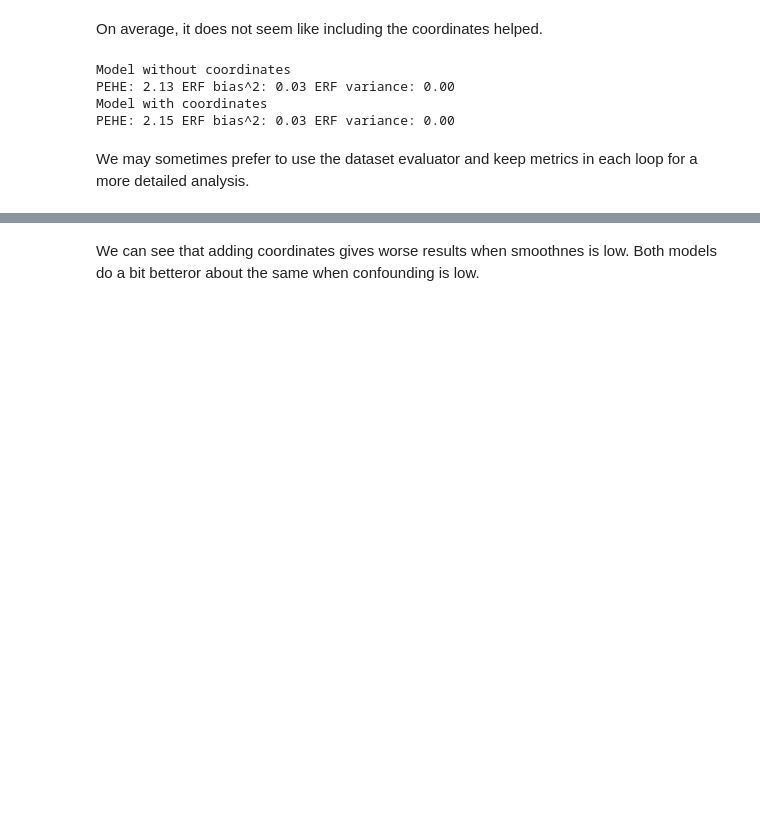
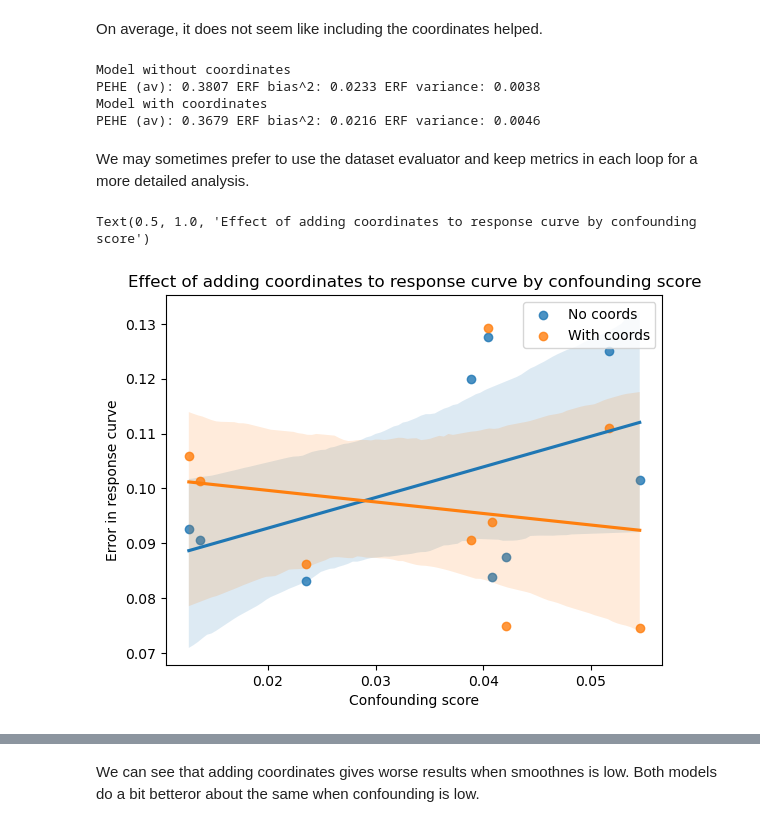
Before and after one commit to NSAPH-Projects/space, a Jupyter notebook: examples/evaluator_demo.ipynb, the cells around one changed output, grey strips where cells are left out. Saved outputs shown, nothing was run; the diff lists cells and outputs as text; code cells hidden in the pictures; blank space fills up the shorter version.

```diff
--- a/examples/evaluator_demo.ipynb
+++ b/examples/evaluator_demo.ipynb
@@ -172,23 +234,23 @@ On average, it does not seem like including the coordinates helped.
 print("Model without coordinates")
 summary = env_evaluator.summarize()
 print(
-    f"PEHE: {summary['pehe'].mean():.2f}",
-    f"ERF bias^2: {np.square(summary['erf_bias']).mean():.2f}",
-    f"ERF variance: {(summary['erf_variance']).mean():.2f}"
+    f"PEHE (av): {summary['pehe'].mean():.4f}",
+    f"ERF bias^2: {np.square(summary['erf_bias']).mean():.4f}",
+    f"ERF variance: {(summary['erf_variance']).mean():.4f}"
 )
 
 print("Model with coordinates")
 summary = env_evaluator_coords.summarize()
 print(
-    f"PEHE: {summary['pehe'].mean():.2f}",
-    f"ERF bias^2: {np.square(summary['erf_bias']).mean():.2f}",
-    f"ERF variance: {(summary['erf_variance']).mean():.2f}"
+    f"PEHE (av): {summary['pehe'].mean():.4f}",
+    f"ERF bias^2: {np.square(summary['erf_bias']).mean():.4f}",
+    f"ERF variance: {(summary['erf_variance']).mean():.4f}"
 )
 # %% [output]
 Model without coordinates
-PEHE: 2.13 ERF bias^2: 0.03 ERF variance: 0.00
+PEHE (av): 0.3807 ERF bias^2: 0.0233 ERF variance: 0.0038
 Model with coordinates
-PEHE: 2.15 ERF bias^2: 0.03 ERF variance: 0.00
+PEHE (av): 0.3679 ERF bias^2: 0.0216 ERF variance: 0.0046
 # %% [markdown]
 We may sometimes prefer to use the dataset evaluator and keep metrics in each loop for a more detailed analysis.
 # %%
@@ -216,0 +279,10 @@ for dataset in tqdm(env.make_all()):
+# %%
+sns.regplot(x=confounding_scores, y=errors, label="No coords")
+sns.regplot(x=confounding_scores, y=erf_error_coords, label="With coords")
+plt.xlabel("Confounding score")
+plt.ylabel("Error in response curve")
+plt.legend()
+plt.title("Effect of adding coordinates to response curve by confounding score")
+# %% [output]
+Text(0.5, 1.0, 'Effect of adding coordinates to response curve by confounding score')
+[figure, added]
```
Also changed, not shown: parts of 16 cells of this notebook, 7 other files.
